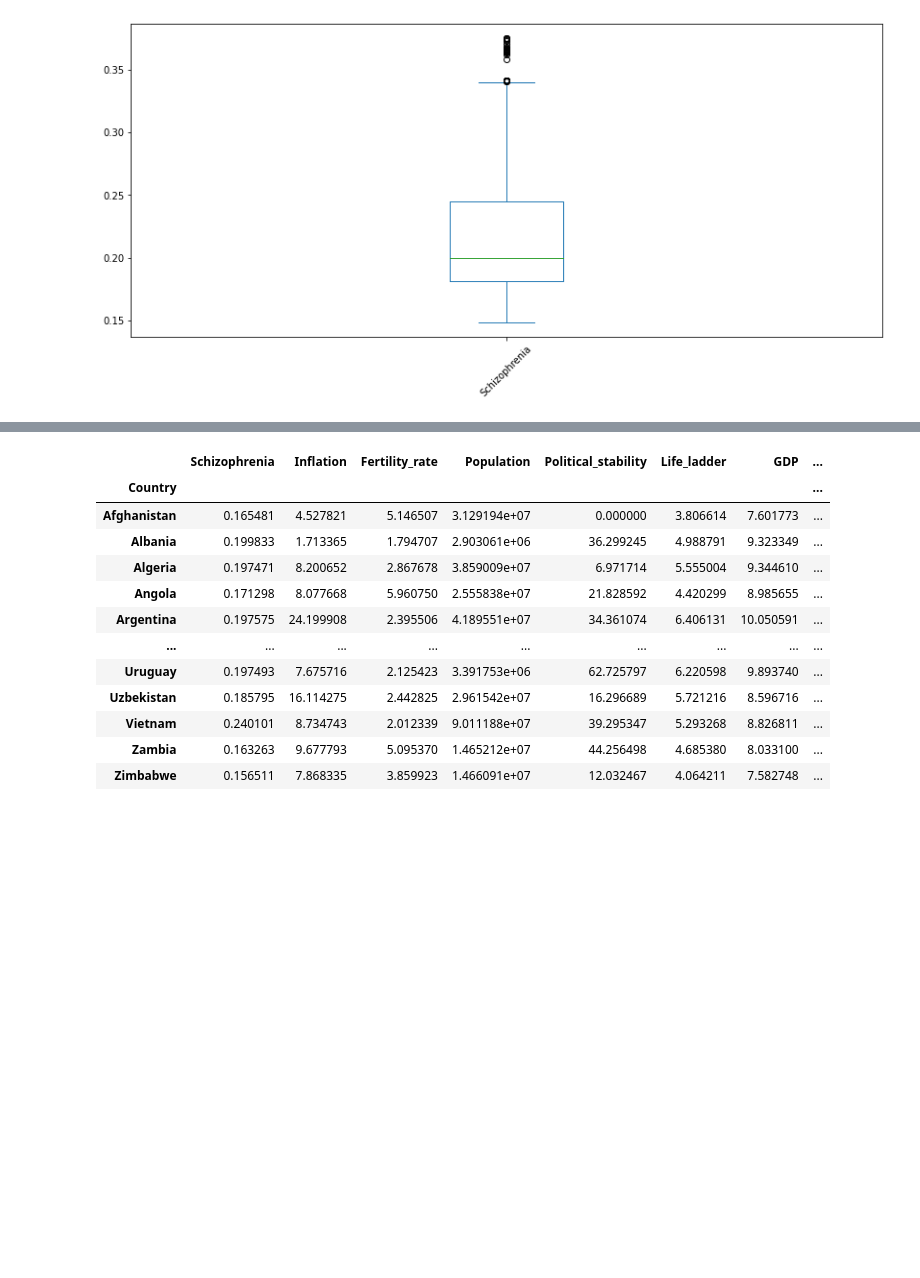
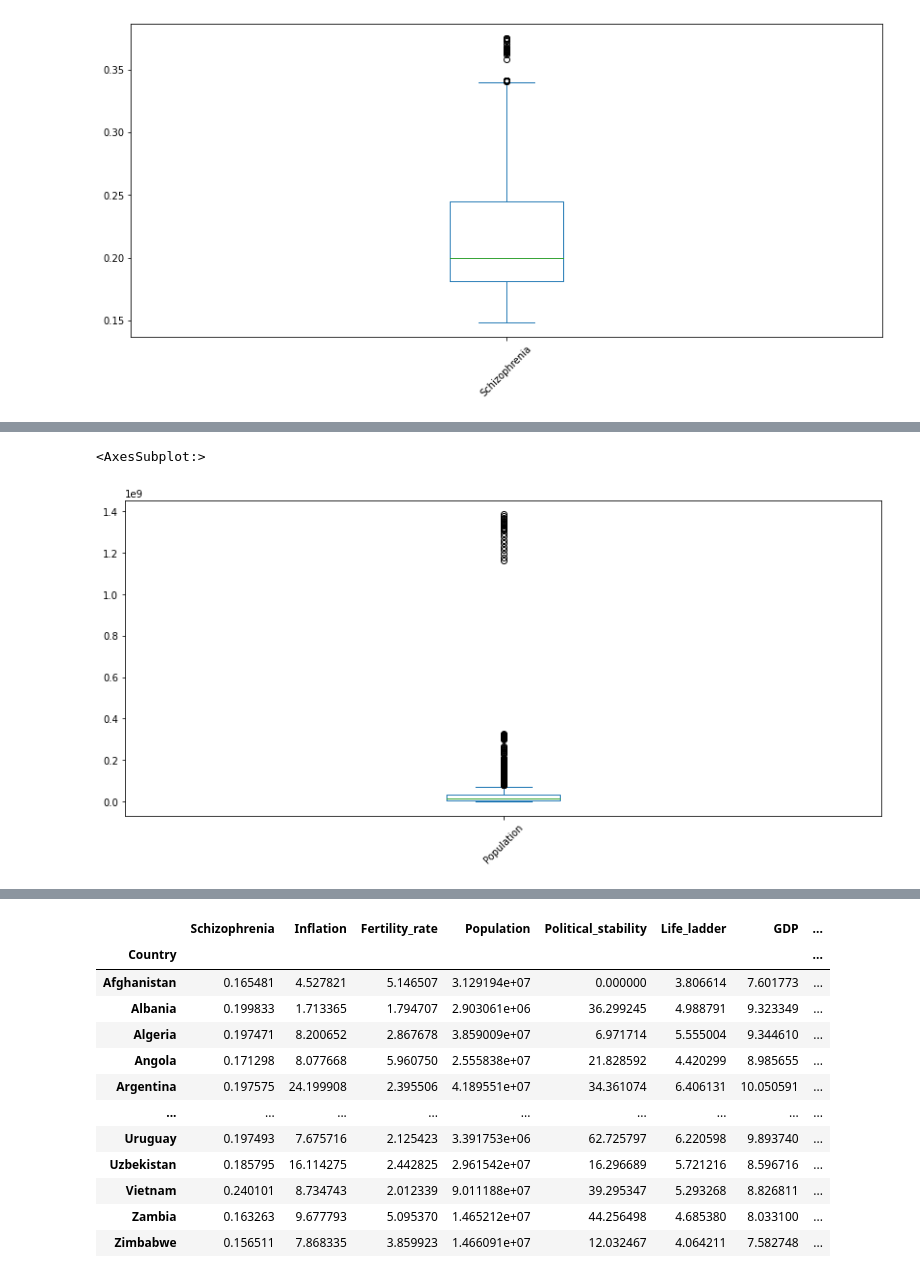
Before and after one commit to QingG26/ite4, a Jupyter notebook: ite4.ipynb, the cells around one changed output, grey strips where cells are left out. Saved outputs shown, nothing was run; the diff lists cells and outputs as text; code cells hidden in the pictures; blank space fills up the shorter version.

```diff
--- a/ite4.ipynb
+++ b/ite4.ipynb
@@ -407,0 +425,5 @@ data['Schizophrenia'].plot.box(rot=45, figsize = (14, 6))
+# %%
+data['Population'].plot.box(rot=45, figsize = (14, 6))
+# %% [output]
+<AxesSubplot:>
+[figure, added]
```
Also changed, not shown: parts of 58 cells of this notebook.
